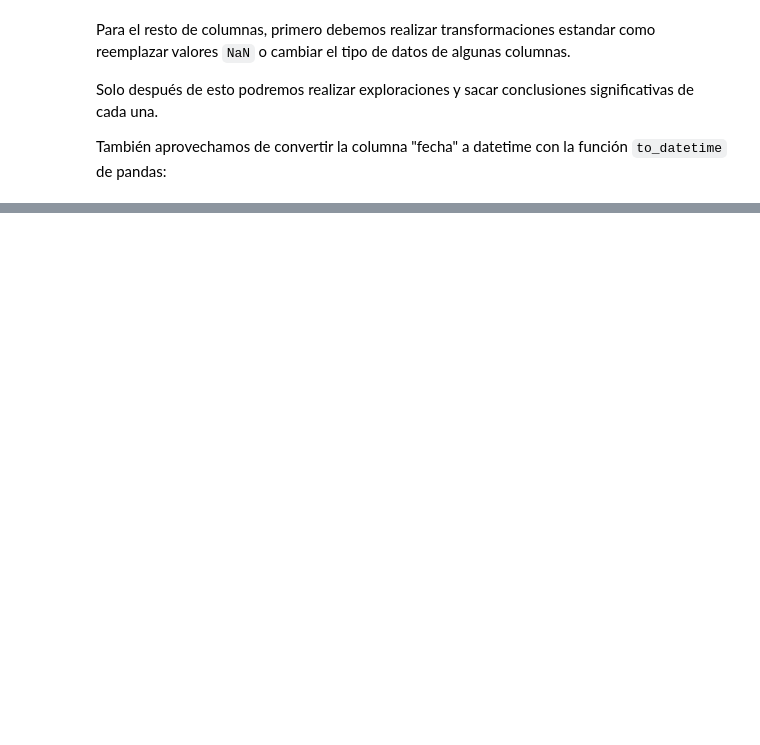
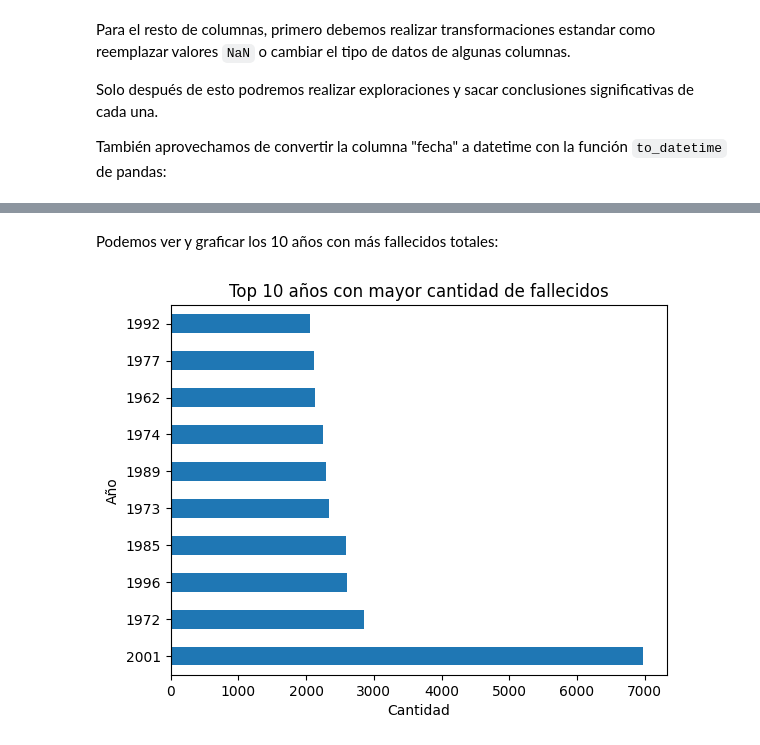
Before and after one commit to saeram00/PI-DA-HENRY, a Jupyter notebook: EDA/EDA.ipynb, the cells around one changed output, grey strips where cells are left out. Drawn from its saved outputs; the diff is of its cells as text; code cells hidden in the pictures; blank space fills up the shorter version.

Commit message:
Progress on EDA
    - Added some additional graphics and improved previous ones.
    - Added cleaned dataset as a reference.

```diff
--- a/EDA/EDA.ipynb
+++ b/EDA/EDA.ipynb
@@ -293,0 +242,15 @@ None
+# %%
+df["fecha"] = pd.to_datetime(df["fecha"])
+
+df.insert(
+    loc=1,
+    column="año",
+    value=df["fecha"].dt.year
+)
+
+for col in df_numeric.columns:
+    df[col] = df[col].astype(pd.Int16Dtype())
+else:
+    del col
+
+display(df.info(), df.head())
@@ -293,0 +289,4 @@ None
+# %%
+df["total fallecidos"] = df["cantidad de fallecidos"].add(df["fallecidos en tierra"])
+
+display(df.info(), df.head())
@@ -293,0 +339,12 @@ None
+# %% [markdown]
+Podemos ver y graficar los 10 años con más fallecidos totales:
+# %%
+total_fallecidos_anio = df.groupby("año")["total fallecidos"].sum()
+total_fallecidos_anio.nlargest(10).plot(
+    kind="barh",
+    title="Top 10 años con mayor cantidad de fallecidos",
+    xlabel="Cantidad",
+    ylabel="Año"
+);
+# %% [output]
+[figure, added]
```
Also changed, not shown: parts of 14 cells of this notebook, 1 other file.
